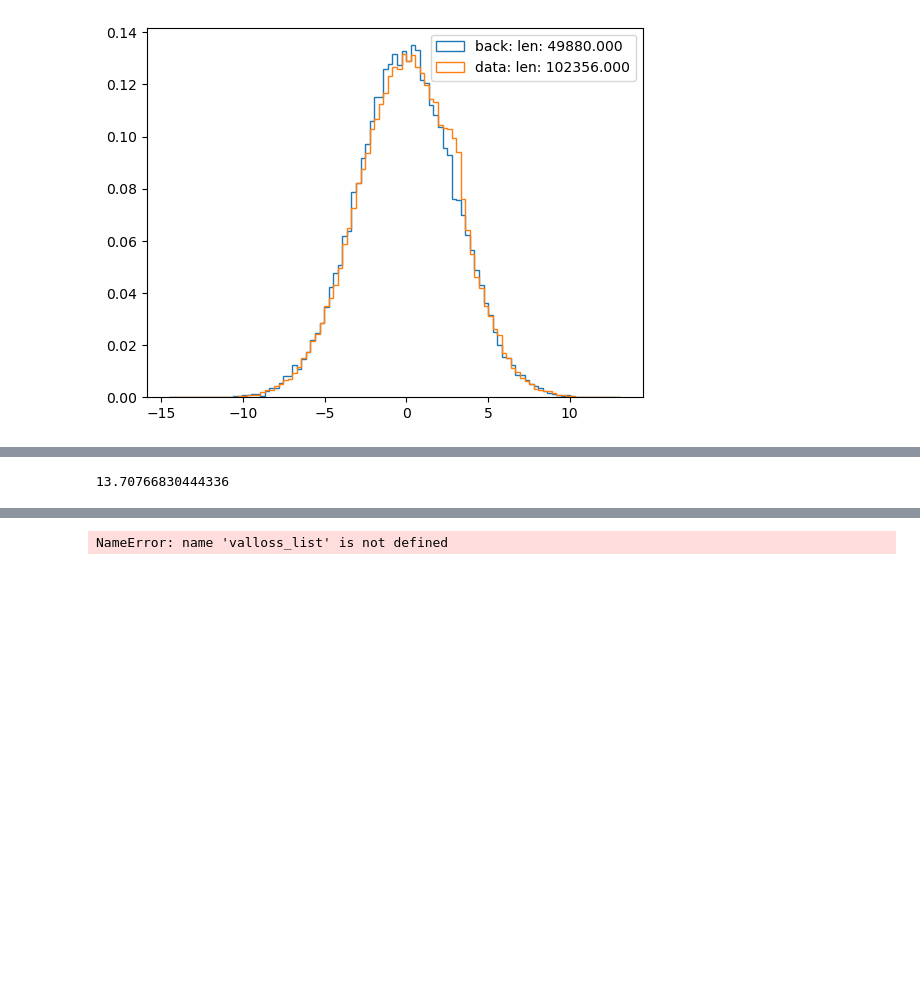
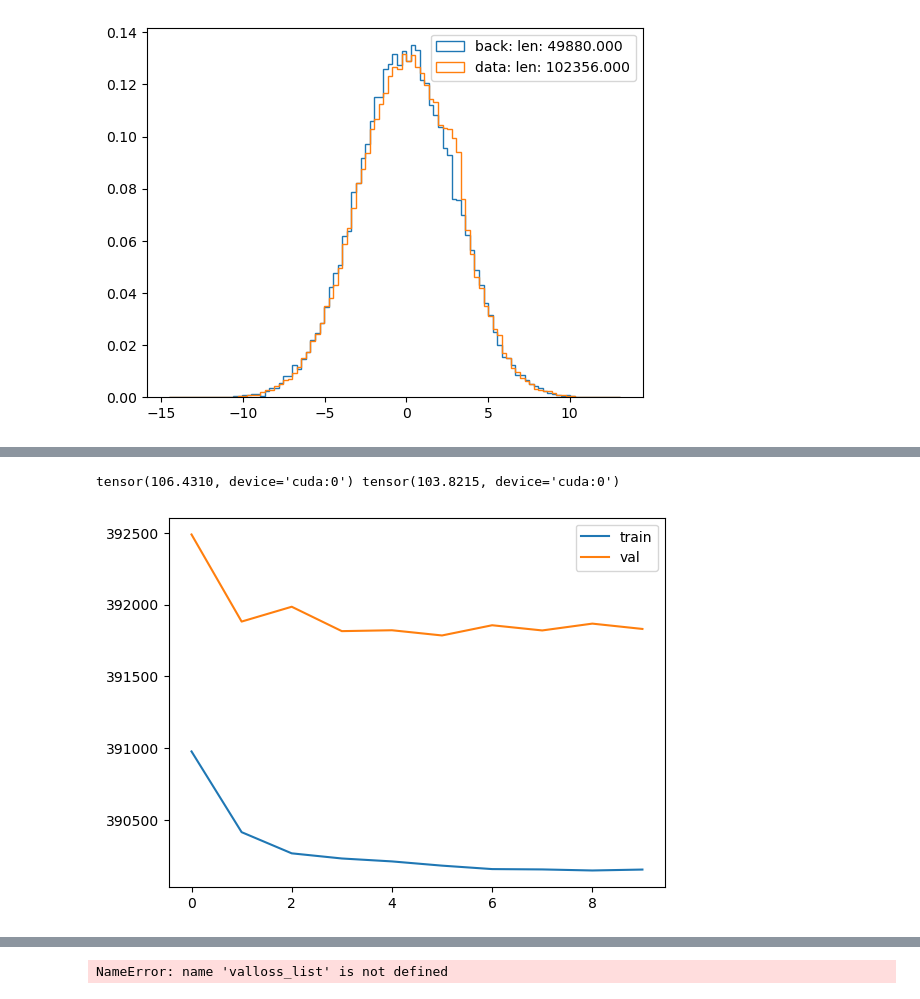
Before and after one commit to rd804/R-ANODE, a Jupyter notebook: notebooks/nflows_gaussian_manode.ipynb, the cells around one changed output, grey strips where cells are left out. Saved outputs shown, nothing was run; the diff lists cells and outputs as text; code cells hidden in the pictures; blank space fills up the shorter version.

Commit message:
m_anode_background_freeze

```diff
--- a/notebooks/nflows_gaussian_manode.ipynb
+++ b/notebooks/nflows_gaussian_manode.ipynb
@@ -124,25 +117,36 @@ tensor([0.5000])
 model_S=define_model(nfeatures=1,nhidden=2,hidden_size=20,embedding=None,dropout=0,nembedding=0, device=device)
 model_B=define_model(nfeatures=1,nhidden=2,hidden_size=20,embedding=None,dropout=0,nembedding=0, device=device)
 
-w = torch.tensor(0, requires_grad=True, device=device)
+w = torch.tensor(0.0, requires_grad=True, device=device)
 
-optimizer = torch.optim.Adam(list(model_S.parameters()) + list(model_B.parameters()) + [w])
+#optimizer = torch.optim.Adam(list(model_S.parameters()) + list(model_B.parameters()) + [w], lr=1e-3)
+# %%
+
+valloss = np.load('results/nflows_gaussian_mixture_1/CR/try_0/valloss_list_background.npy')
+
+index = np.argmin(valloss).flatten()[0]
+
+model_B.load_state_dict(torch.load(f'results/nflows_gaussian_mixture_1/CR/try_0/model_CR_{index}.pt'))
+
+
+optimizer = torch.optim.Adam(list(model_S.parameters())  + [w], lr=1e-3)
 # %%
 valloss = []
 trainloss = []
 
-
-
-
 for epoch in range(10):
 
-    train_loss = m_anode(model_S,model_B,w,optimizer,trainloader,noise_data=0,noise_context=0, device=device, mode='train')
-    val_loss = m_anode(model_S,model_B,w,optimizer,valloader,noise_data=0,noise_context=0, device=device, mode='val')
+    train_loss = m_anode(model_S,model_B,w,optimizer,trainloader,noise_data=0,noise_context=0, device=device, mode='train',
+                            mode_background='fixed',
+                         clip_grad=False)
+    val_loss = m_anode(model_S,model_B,w,optimizer,valloader,noise_data=0,noise_context=0, device=device, mode='val',
+                            mode_background='fixed')
 
     valloss.append(val_loss)
     trainloss.append(train_loss)
 
     print('epoch: %d, train_loss: %.3f, val_loss: %.3f' % (epoch, train_loss, val_loss))
+    print('w: %.3f' % w.item())
 
  #   if epoch % 5 == 0:
   #      torch.save(model_S.state_dict(), 'models/model_S_%d_%d.pth' % (sig_train, epoch))
@@ -162,4 +176,24 @@ epoch: 9, train_loss: -328212884.297, val_loss: -342453765.000
-# %%
-print(w.item())
-# %% [output]
-13.70766830444336
+# %%
+model_B.eval()
+model_S.eval()
+
+param_s_sum = 0
+param_b_sum = 0
+
+for (param_S, param_B) in zip(model_S.parameters(), model_B.parameters()):
+    param_S.requires_grad = False
+    param_B.requires_grad = False
+
+    param_s_sum += param_S.sum()
+    param_b_sum += param_B.sum()
+
+print(param_s_sum, param_b_sum)
+# %% [output]
+tensor(106.4310, device='cuda:0') tensor(103.8215, device='cuda:0')
+# %%
+plt.plot(trainloss, label='train')
+plt.plot(valloss, label='val')
+plt.legend()
+plt.show()
+# %% [output]
+[figure, added]
```
Also changed, not shown: parts of 21 cells of this notebook, 4 other files.
